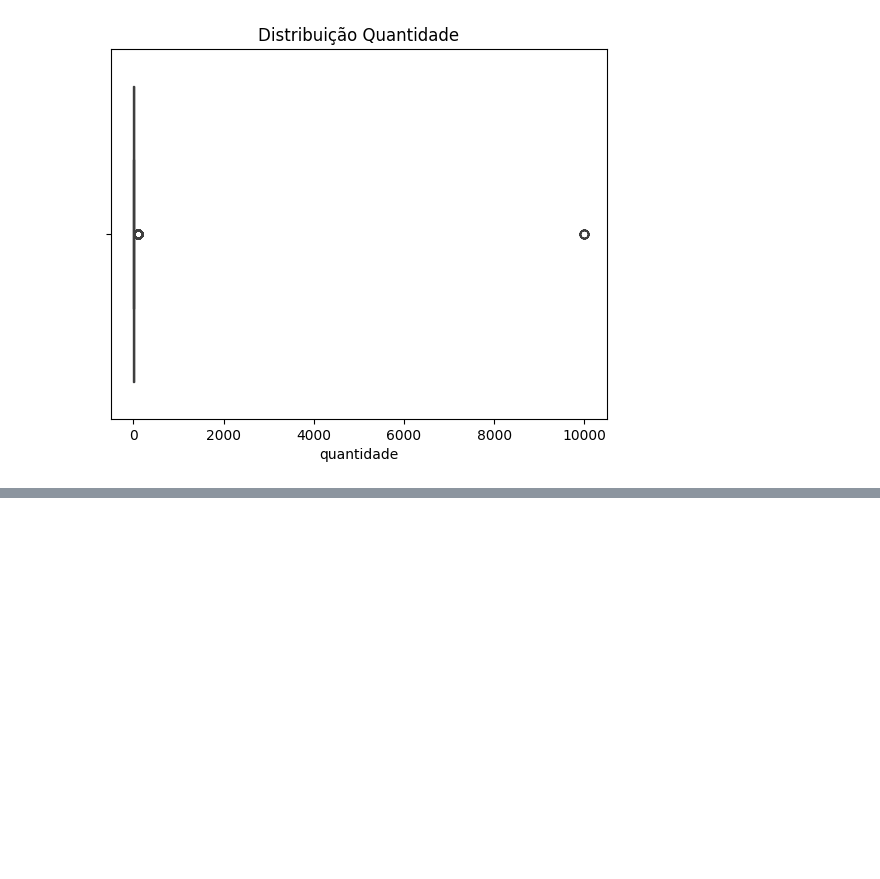
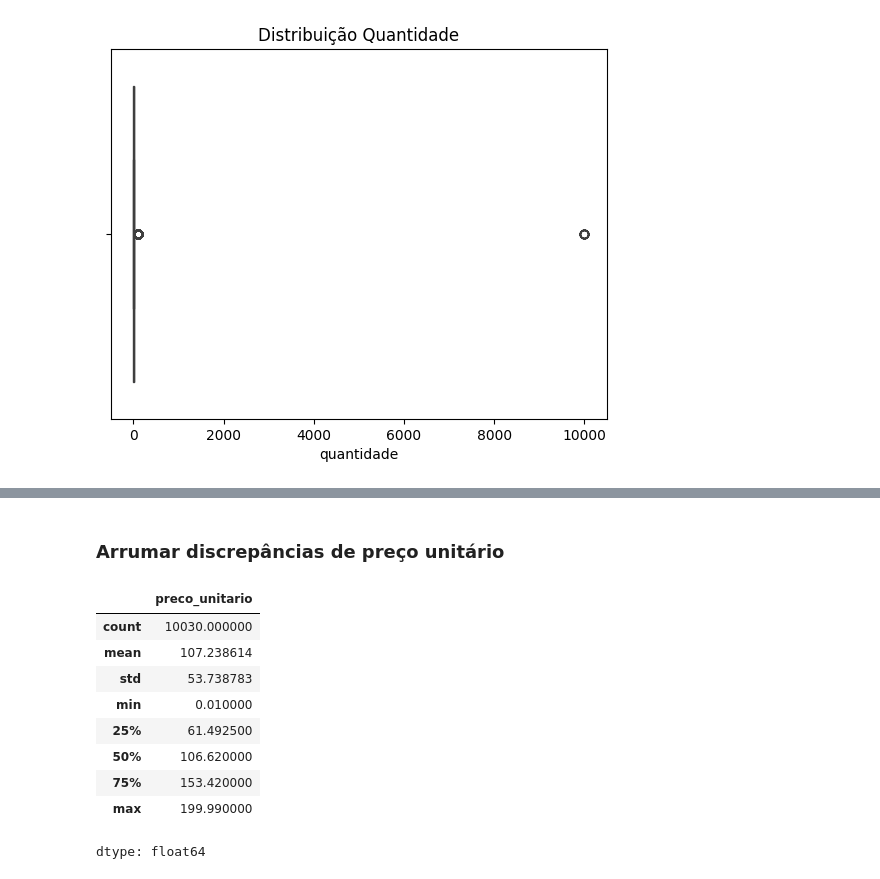
Before and after one commit to rocketseat-education/data-analytics, a Jupyter notebook: tratando_os_dados/Aula_4_14_exercicio.ipynb, the cells around one changed output, grey strips where cells are left out. Drawn from its saved outputs; the diff is of its cells as text; code cells hidden in the pictures; blank space fills up the shorter version.

```diff
--- a/tratando_os_dados/Aula_4_14_exercicio.ipynb
+++ b/tratando_os_dados/Aula_4_14_exercicio.ipynb
@@ -117,0 +215,15 @@ plt.show()
+# %% [markdown]
+### Arrumar discrepâncias de preço unitário
+# %%
+df["preco_unitario"].describe()
+# %% [output]
+|  | preco_unitario |
+| count | 10030.000000 |
+| mean | 107.238614 |
+| std | 53.738783 |
+| min | 0.010000 |
+| 25% | 61.492500 |
+| 50% | 106.620000 |
+| 75% | 153.420000 |
+| max | 199.990000 |
+dtype: float64
```
Also changed, not shown: parts of 15 cells of this notebook.
